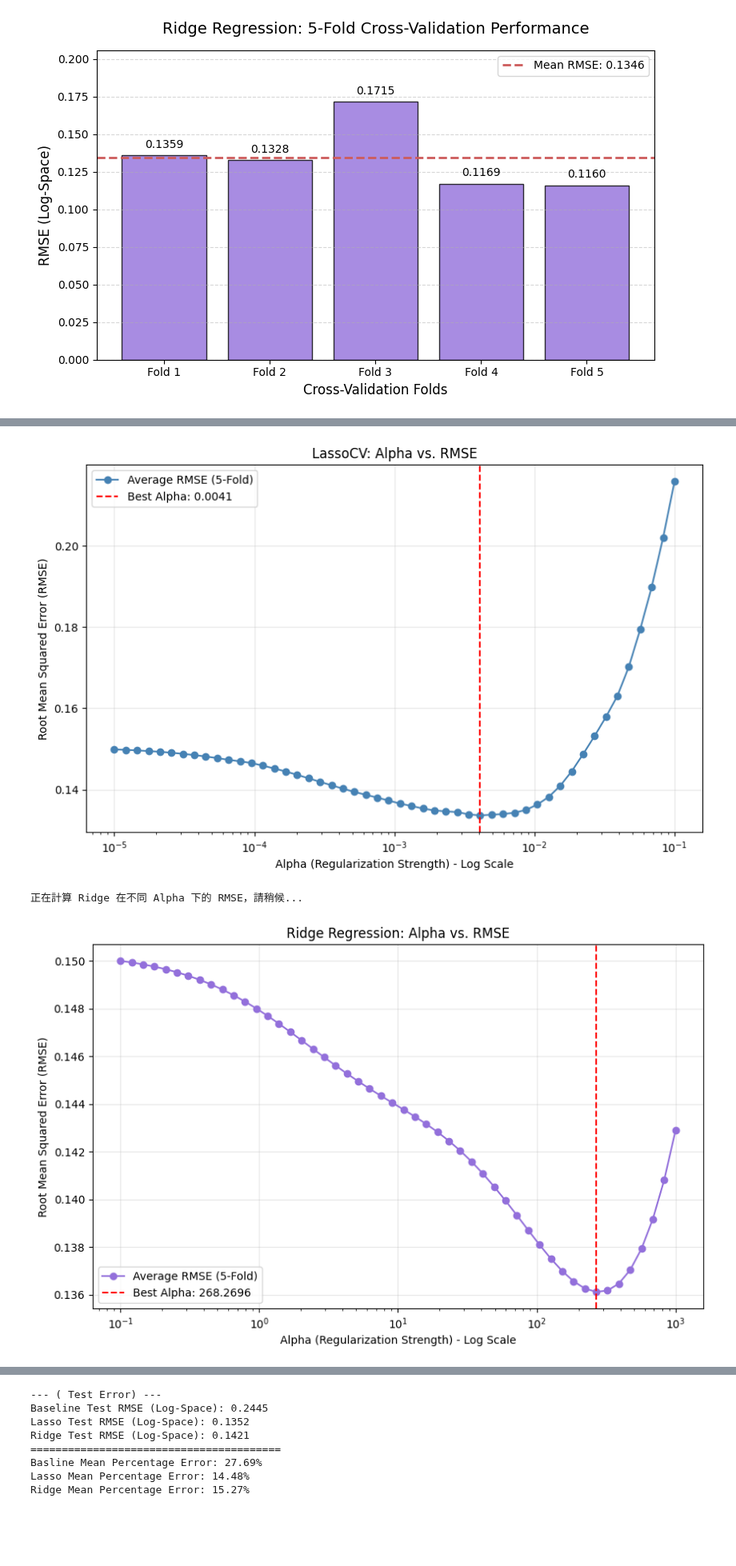
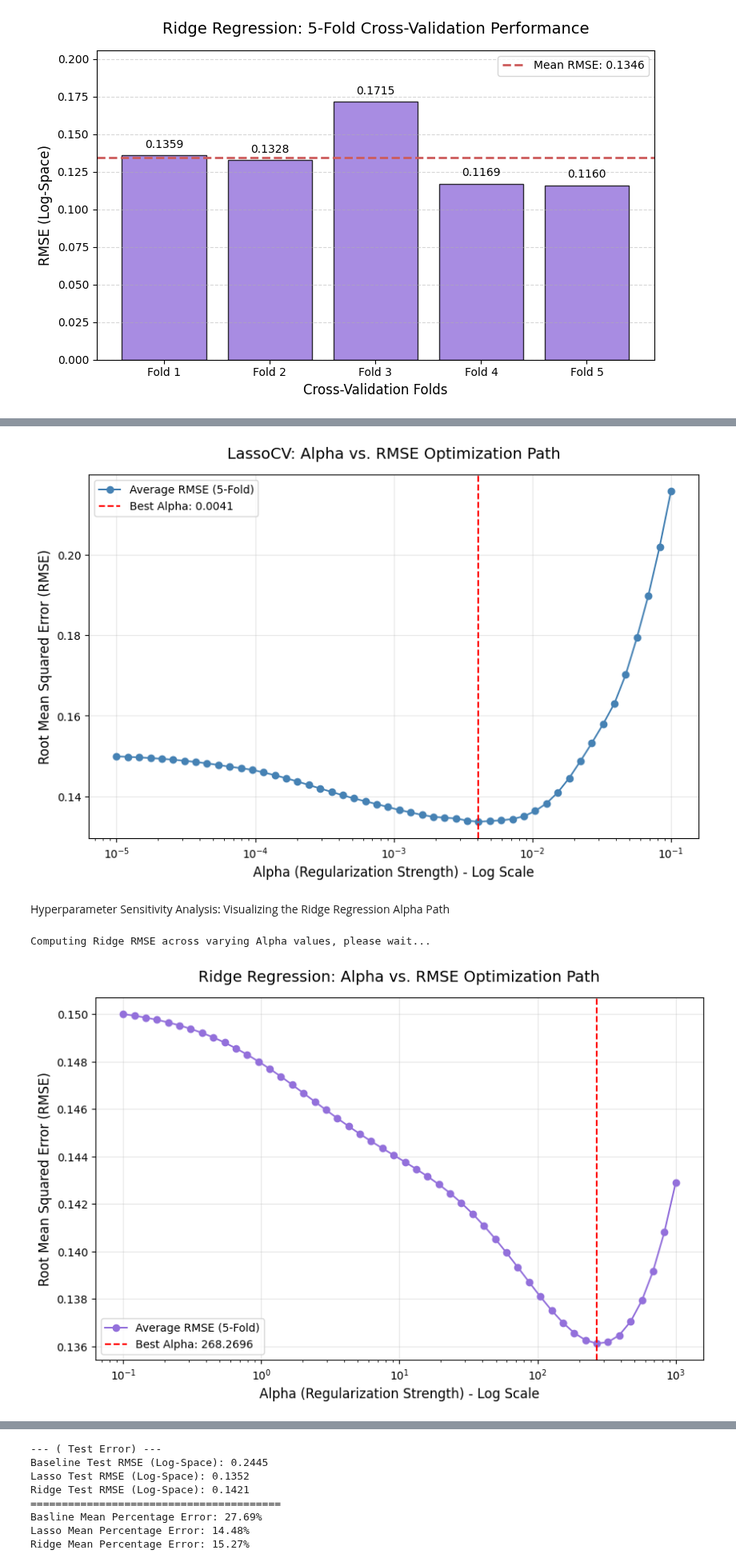
Before and after one commit to jwguanusc/CSCI567-FINAL, a Jupyter notebook: cs567_project.ipynb, the cells around one changed output, grey strips where cells are left out. Shown at 80% size. Saved outputs shown, nothing was run; the diff lists cells and outputs as text; code cells hidden in the pictures; blank space fills up the shorter version.

```diff
--- a/cs567_project.ipynb
+++ b/cs567_project.ipynb
@@ -668,66 +700,68 @@ plt.show()
 # %%
-import matplotlib.pyplot as plt
-
-# lasso_cv.mse_path_ 是一個矩陣 (50個 alpha x 5折交叉驗證)
-# 我們沿著折數 (axis=1) 取平均，得到每個 alpha 的平均 MSE
+# We average across the folds (axis=1) to obtain the mean MSE for each alpha candidate
 mse_mean = lasso_cv.mse_path_.mean(axis=1)
 
-# 為了方便對照，我們把 MSE 開根號變成 RMSE
+# Convert Mean Squared Error (MSE) to RMSE for intuitive evaluation
 rmse_mean = np.sqrt(mse_mean)
 
 plt.figure(figsize=(10, 6))
 
-# 畫出 Alpha 與 平均 RMSE 的曲線
-# 注意：lasso_cv.alphas_ 存放著你設定的那 50 個 alpha 值
+# Plot the relationship between Alpha and Average RMSE
 plt.plot(lasso_cv.alphas_, rmse_mean, marker='o', linestyle='-', color='steelblue', label='Average RMSE (5-Fold)')
 
-# 畫一條垂直的紅虛線，標示出我們找到的「最佳 Alpha」
+# Indicate the selected "Best Alpha" with a vertical dashed line
 plt.axvline(lasso_cv.alpha_, color='r', linestyle='--', label=f'Best Alpha: {lasso_cv.alpha_:.4f}')
 
-# 設定 X 軸為對數刻度 (因為你的 alpha 是用 logspace 產生的)
+# Set X-axis to logarithmic scale to match the logspace distribution of alpha values
 plt.xscale('log')
 
-plt.title('LassoCV: Alpha vs. RMSE')
-plt.xlabel('Alpha (Regularization Strength) - Log Scale')
-plt.ylabel('Root Mean Squared Error (RMSE)')
+plt.title('LassoCV: Alpha vs. RMSE Optimization Path', fontsize=14, pad=15)
+plt.xlabel('Alpha (Regularization Strength) - Log Scale', fontsize=12)
+plt.ylabel('Root Mean Squared Error (RMSE)', fontsize=12)
 plt.legend()
 plt.grid(True, alpha=0.3)
 plt.show()
 # %% [output]
-[figure, old version]
+[figure, new version]
+# %% [markdown]
+Hyperparameter Sensitivity Analysis: Visualizing the Ridge Regression Alpha Path
 # %%
 ridge_rmse_path = []
 
-print("正在計算 Ridge 在不同 Alpha 下的 RMSE，請稍候...")
-# ridge_alphas 是你之前設定的 np.logspace(-1, 3, 50)
+print("Computing Ridge RMSE across varying Alpha values, please wait...")
+
+# 'ridge_alphas' refers to the previously defined search space: np.logspace(-1, 3, 50)
 for a in ridge_alphas:
     model = Ridge(alpha=a)
-    # 使用完全一樣的 kf 考卷，確保公平
+
+    # Utilize the exact same K-Fold configuration (kf) to ensure a controlled and fair comparison
     scores = cross_val_score(model, X_dev_scaled, y_dev, cv=kf, scoring='neg_mean_squared_error')
-    # 計算這組 alpha 的平均 RMSE 並存入清單
+
+    # Calculate the mean RMSE for the specific alpha and append to the results list
     mean_rmse = np.sqrt(np.abs(scores).mean())
     ridge_rmse_path.append(mean_rmse)
 
 # ==========================================
-# 2. 繪製 Alpha vs. RMSE 曲線
+# 2. Visualize the Alpha vs. RMSE Curve
 # ==========================================
 plt.figure(figsize=(10, 6))
 
-# 畫出曲線
+# Plot the relationship between Alpha and Average RMSE
 plt.plot(ridge_alphas, ridge_rmse_path, marker='o', linestyle='-', color='mediumpurple', label='Average RMSE (5-Fold)')
 
-# 畫一條垂直的紅虛線，標示出我們之前用 RidgeCV 找到的「最佳 Alpha」
+# Indicate the "Best Alpha" previously identified by RidgeCV with a vertical dashed line
+# This serves to verify that RidgeCV correctly targeted the minimum error point
 plt.axvline(ridge_cv.alpha_, color='r', linestyle='--', label=f'Best Alpha: {ridge_cv.alpha_:.4f}')
 
-# 設定 X 軸為對數刻度
+# Set X-axis to logarithmic scale to reflect the exponential distribution of alpha values
 plt.xscale('log')
 
-plt.title('Ridge Regression: Alpha vs. RMSE')
-plt.xlabel('Alpha (Regularization Strength) - Log Scale')
-plt.ylabel('Root Mean Squared Error (RMSE)')
+plt.title('Ridge Regression: Alpha vs. RMSE Optimization Path', fontsize=14, pad=15)
+plt.xlabel('Alpha (Regularization Strength) - Log Scale', fontsize=12)
+plt.ylabel('Root Mean Squared Error (RMSE)', fontsize=12)
 plt.legend()
 plt.grid(True, alpha=0.3)
 plt.show()
 # %% [output]
-正在計算 Ridge 在不同 Alpha 下的 RMSE，請稍候...
+Computing Ridge RMSE across varying Alpha values, please wait...
-[figure, old version]
+[figure, new version]
```
Also changed, not shown: parts of 127 cells of this notebook, 7 other files.
